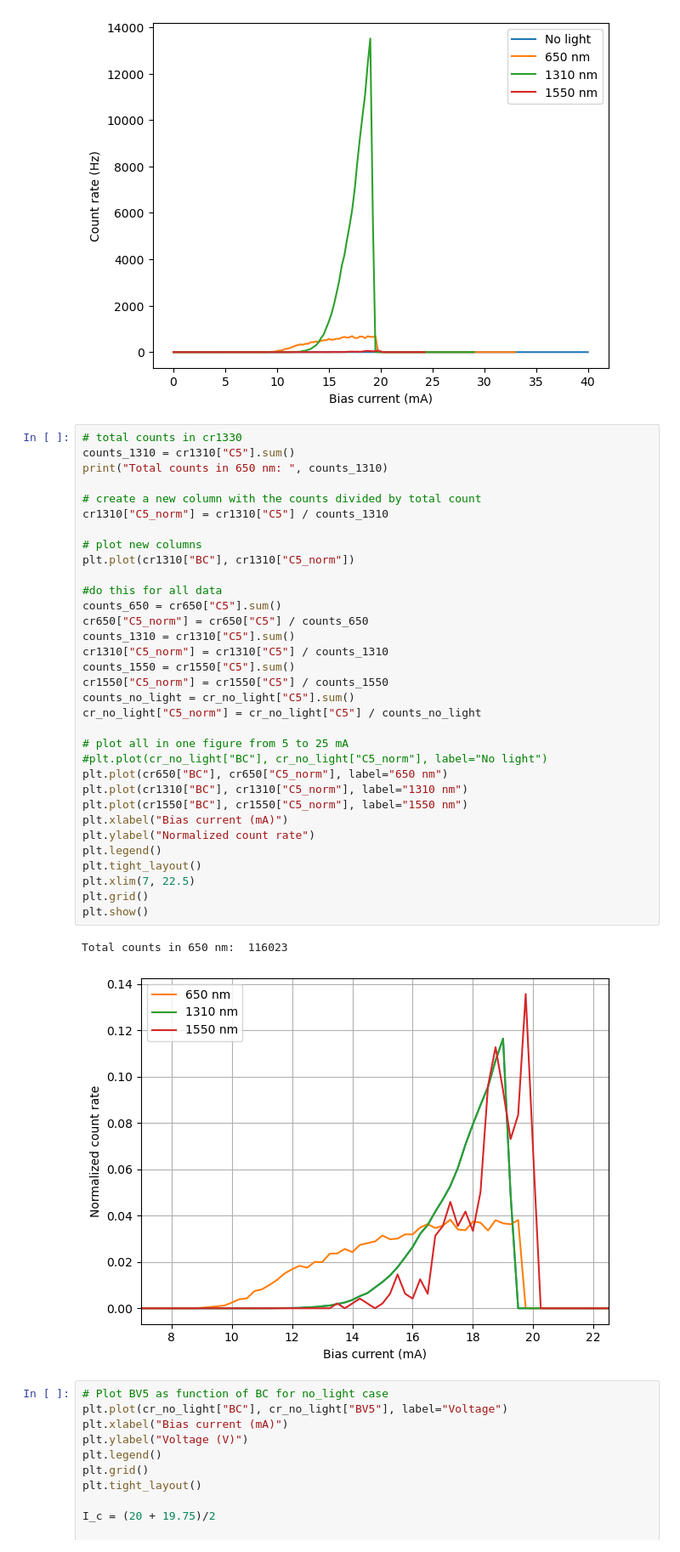
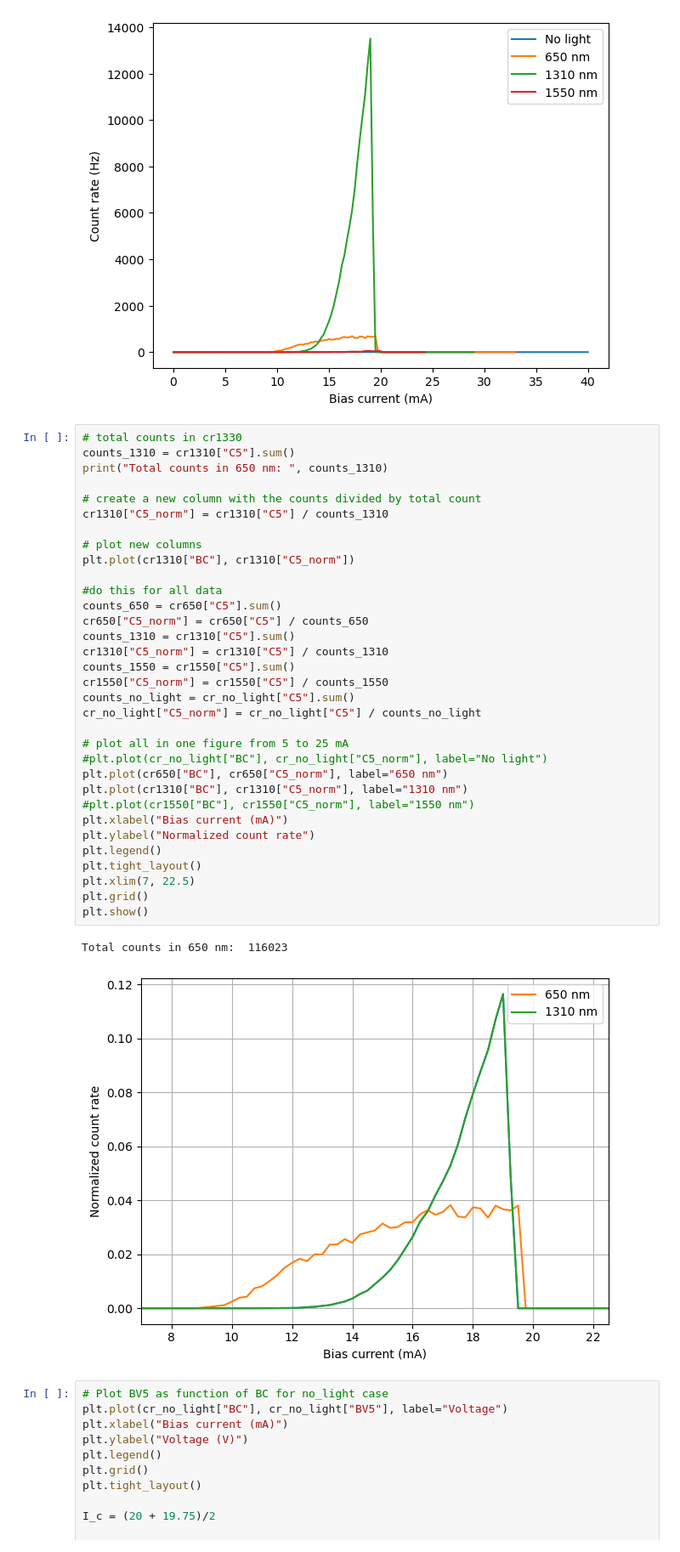
Before and after one commit to ermas3/SNSPD, a Jupyter notebook: data_analysis.ipynb, the cells around one changed output. Shown at 85% size. Cells and saved outputs as stored; diff of their text form.

```diff
--- a/data_analysis.ipynb
+++ b/data_analysis.ipynb
@@ -53,35 +53,35 @@ print("Total counts in 650 nm: ", counts_1310)
 
 # create a new column with the counts divided by total count
 cr1310["C5_norm"] = cr1310["C5"] / counts_1310
 
 # plot new columns
 plt.plot(cr1310["BC"], cr1310["C5_norm"])
 
 #do this for all data
 counts_650 = cr650["C5"].sum()
 cr650["C5_norm"] = cr650["C5"] / counts_650
 counts_1310 = cr1310["C5"].sum()
 cr1310["C5_norm"] = cr1310["C5"] / counts_1310
 counts_1550 = cr1550["C5"].sum()
 cr1550["C5_norm"] = cr1550["C5"] / counts_1550
 counts_no_light = cr_no_light["C5"].sum()
 cr_no_light["C5_norm"] = cr_no_light["C5"] / counts_no_light
 
 # plot all in one figure from 5 to 25 mA
 #plt.plot(cr_no_light["BC"], cr_no_light["C5_norm"], label="No light")
 plt.plot(cr650["BC"], cr650["C5_norm"], label="650 nm")
 plt.plot(cr1310["BC"], cr1310["C5_norm"], label="1310 nm")
-plt.plot(cr1550["BC"], cr1550["C5_norm"], label="1550 nm")
+#plt.plot(cr1550["BC"], cr1550["C5_norm"], label="1550 nm")
 plt.xlabel("Bias current (mA)")
 plt.ylabel("Normalized count rate")
 plt.legend()
 plt.tight_layout()
 plt.xlim(7, 22.5)
 plt.grid()
 plt.show()
 # %% [output]
 Total counts in 650 nm:  116023
-[figure, old version]
+[figure, new version]
 # %%
 # Plot BV5 as function of BC for no_light case
 plt.plot(cr_no_light["BC"], cr_no_light["BV5"], label="Voltage")
```
Also changed, not shown: parts of 4 cells of this notebook.
